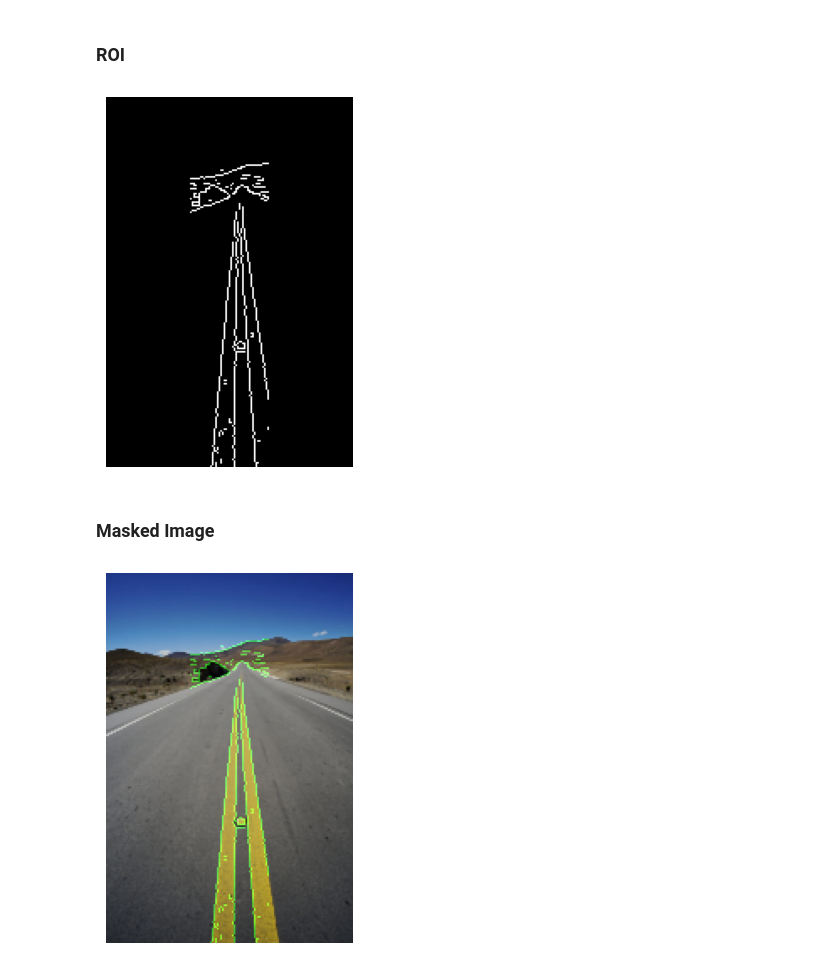
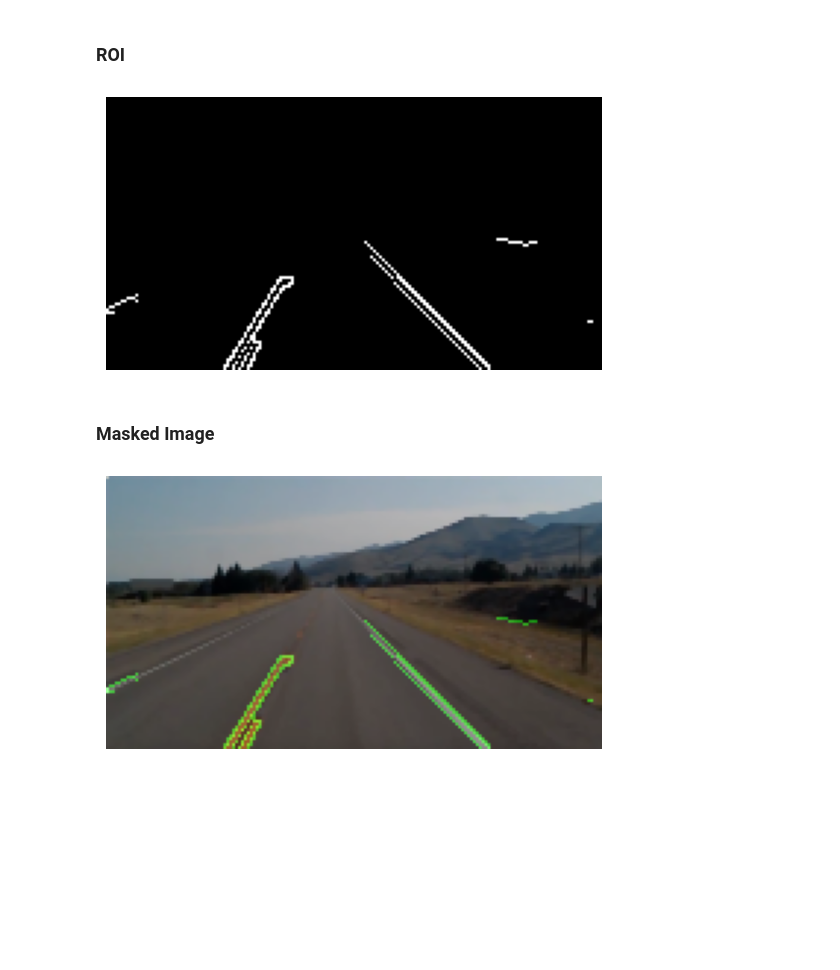
Before and after one commit to NadineTamish/Computer-Vision-Course-Assignments, a Jupyter notebook: Assignment_1/notebooks/assignment1_2.ipynb, the cells around one changed output. Drawn from its saved outputs; the diff is of its cells as text; code cells hidden in the pictures; blank space fills up the shorter version.

```diff
--- a/Assignment_1/notebooks/assignment1_2.ipynb
+++ b/Assignment_1/notebooks/assignment1_2.ipynb
@@ -8,7 +8,7 @@ import matplotlib.pyplot as plt
 # %% [markdown]
 <h3>Read Image</h3>
 # %%
-image_path = '../images/lane.jpeg'
+image_path = '../images/lane2.jpeg'
 image = cv2.imread(image_path)
 image_rgb = cv2.cvtColor(image, cv2.COLOR_BGR2RGB)
 noisy_image = image_rgb.copy()
@@ -56,40 +55,38 @@ plt.show()
 # %% [markdown]
 <h3>ROI</h3>
 # %%
+import cv2
+import numpy as np
+
+# Assume canny_edge is already computed
+height, width = canny_edge.shape  # Get image dimensions
+
+# Create a black mask
 mask = np.zeros_like(canny_edge)
 
+# Define a polygon covering the top part of the image
+top_mask = np.array([[(0, 0), (width, 0), (width, height // 2), (0, height // 2)]], dtype=np.int32)
 
-middle_width = width_scale // 3
+# Fill the top portion with white (255)
+cv2.fillPoly(mask, top_mask, 255)
 
-
-left_mask = np.array([[(0, 0), (0, height_scale),
-                       (width_scale // 2 - middle_width // 2, height_scale),
-                       (width_scale // 2 - middle_width // 2, 0)]], dtype=np.int32)
-
-right_mask = np.array([[(width_scale, 0), (width_scale, height_scale),
-                        (width_scale // 2 + middle_width // 2, height_scale),
-                        (width_scale // 2 + middle_width // 2, 0)]], dtype=np.int32)
-
-
-cv2.fillPoly(mask, left_mask, 255)
-cv2.fillPoly(mask, right_mask, 255)
-
-
+# Invert the mask (now the top part is black, and the rest is white)
 mask = cv2.bitwise_not(mask)
 
+# Apply bitwise AND to mask edges
 masked_edges = cv2.bitwise_and(canny_edge, mask)
 
 # plt.figure()
 # plt.imshow(mask, cmap='gray')
 # plt.axis('off')
 # plt.show()
 
 plt.figure()
 plt.imshow(masked_edges, cmap='gray')
 plt.axis('off')
 plt.show()
 # %% [output]
-[figure, old version]
+[figure, new version]
 # %% [markdown]
 <h3>Masked Image</h3>
 # %%
@@ -104,4 +101,4 @@ plt.imshow(highlighted)
 plt.axis('off')
 plt.show()
 # %% [output]
-[figure, old version]
+[figure, new version]
```
Also changed, not shown: parts of 4 cells of this notebook, 1 other file.
